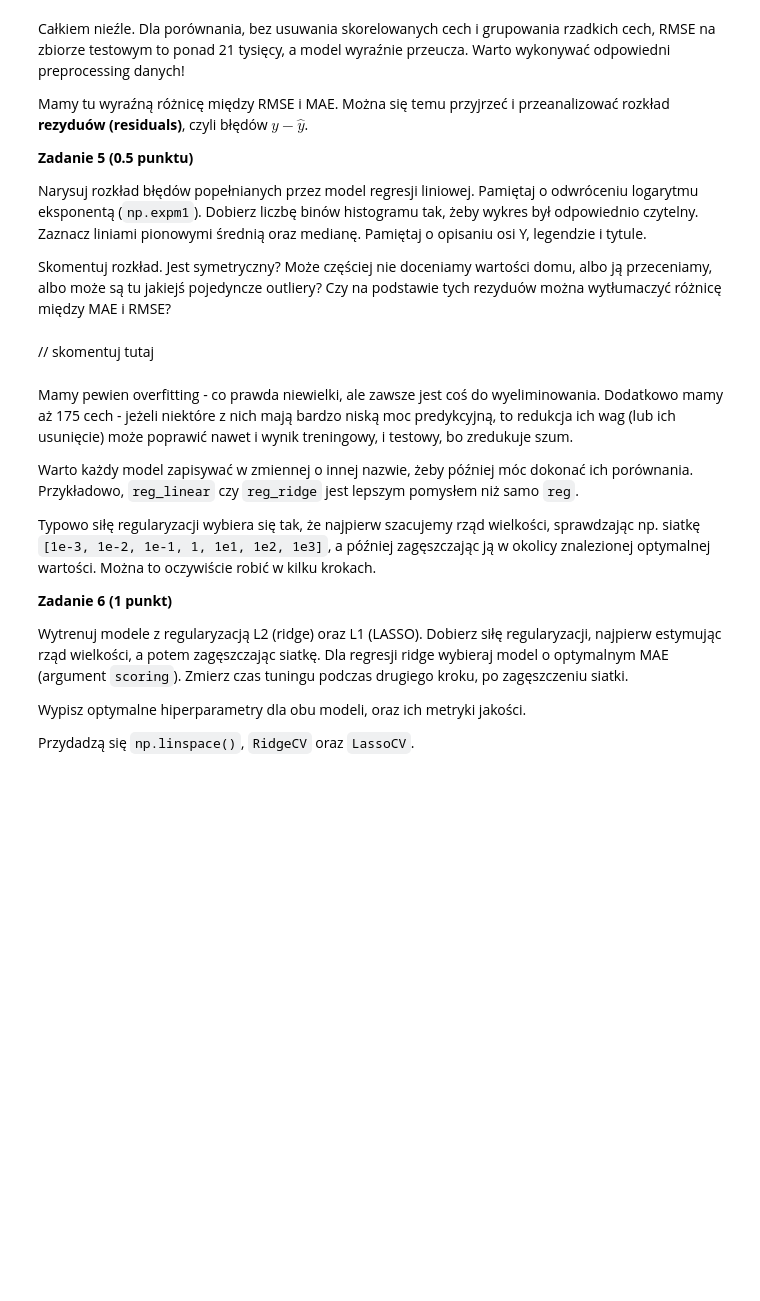
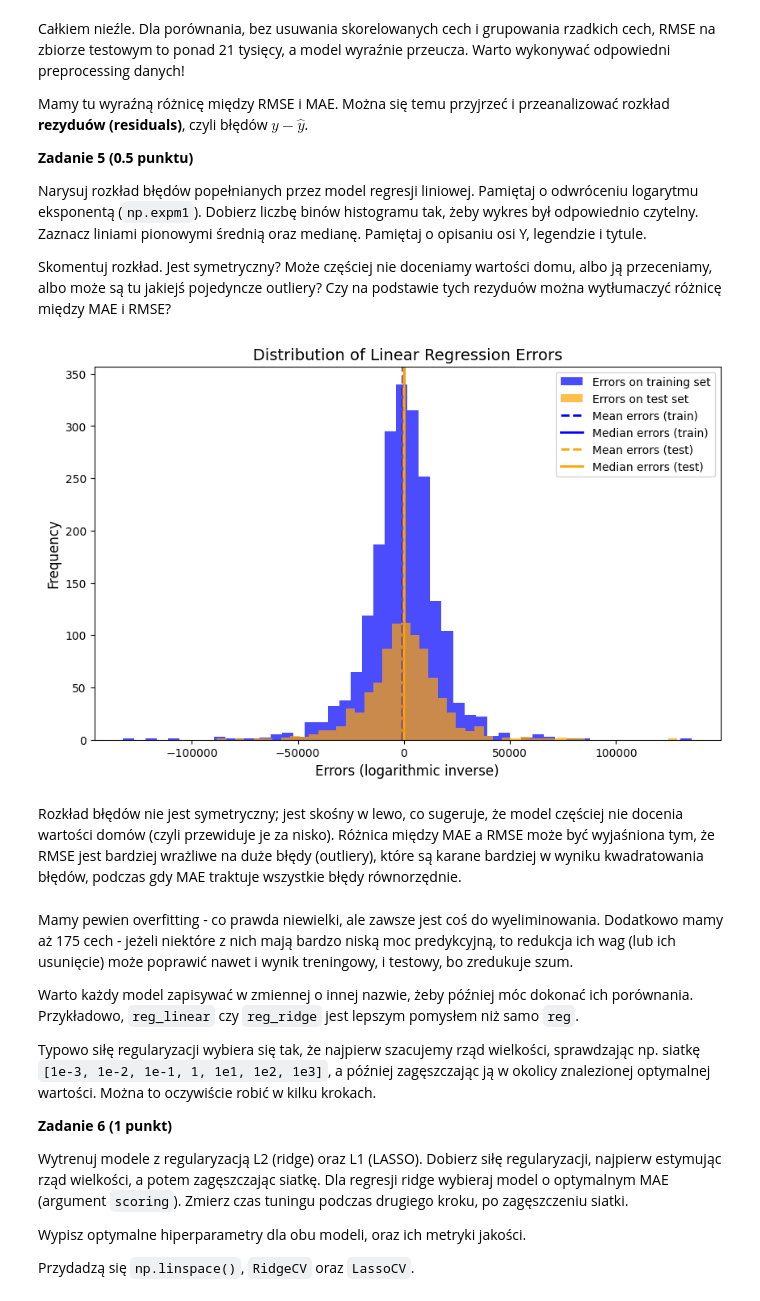
Before and after one commit to michal-proc/machine-learning-lab, a Jupyter notebook: lab1/notebook.ipynb, the cells around one changed output. Drawn from its saved outputs; the diff is of its cells as text; code cells hidden in the pictures; blank space fills up the shorter version.

```diff
--- a/lab1/notebook.ipynb
+++ b/lab1/notebook.ipynb
@@ -394,11 +456,11 @@ Przyda się `RareLabelEncoder` z Feature-engine. Żeby zadziałał dla każdej c
 # %% [markdown]
 Teraz nasze cechy są w pełni przeprocesowane i gotowe do obliczeń. Trzeba je tylko połączyć - zmodyfikuj kod poniżej w zależności od nazw twoich zmiennych.
 # %%
-X_train_num = ...
-X_test_num = ...
+X_train_num = X_train_num_transform_correlation.copy()
+X_test_num = X_test_num_transform_correlation.copy()
 
-X_train_cat = ...
-X_test_cat = ...
+X_train_cat = X_train_cat_transform.copy()
+X_test_cat = X_test_cat_transform.copy()
 
 X_train = pd.concat([X_train_num, X_train_cat], axis=1)
 X_test = pd.concat([X_test_num, X_test_cat], axis=1)
@@ -459,8 +526,31 @@ Mamy tu wyraźną różnicę między RMSE i MAE. Można się temu przyjrzeć i p
 Narysuj rozkład błędów popełnianych przez model regresji liniowej. Pamiętaj o odwróceniu logarytmu eksponentą (`np.expm1`). Dobierz liczbę binów histogramu tak, żeby wykres był odpowiednio czytelny. Zaznacz liniami pionowymi średnią oraz medianę. Pamiętaj o opisaniu osi Y, legendzie i tytule.
 
 Skomentuj rozkład. Jest symetryczny? Może częściej nie doceniamy wartości domu, albo ją przeceniamy, albo może są tu jakiejś pojedyncze outliery? Czy na podstawie tych rezyduów można wytłumaczyć różnicę między MAE i RMSE?
-# %% [markdown]
-// skomentuj tutaj
+# %%
+errors_train = np.expm1(y_pred_train) - np.expm1(y_train)
+errors_test = np.expm1(y_pred_test) - np.expm1(y_test)
+
+n_bins = 50
+
+plt.figure(figsize=(10, 6))
+plt.hist(errors_train, bins=n_bins, alpha=0.7, label="Errors on training set", color='blue')
+plt.hist(errors_test, bins=n_bins, alpha=0.7, label="Errors on test set", color='orange')
+
+plt.axvline(errors_train.mean(), color='blue', linestyle='dashed', linewidth=2, label="Mean errors (train)")
+plt.axvline(np.median(errors_train), color='blue', linestyle='solid', linewidth=2, label="Median errors (train)")
+plt.axvline(errors_test.mean(), color='orange', linestyle='dashed', linewidth=2, label="Mean errors (test)")
+plt.axvline(np.median(errors_test), color='orange', linestyle='solid', linewidth=2, label="Median errors (test)")
+
+plt.xlabel('Errors (logarithmic inverse)', fontsize=12)
+plt.ylabel('Frequency', fontsize=12)
+plt.title('Distribution of Linear Regression Errors', fontsize=14)
+plt.legend()
+
+plt.show()
+# %% [output]
+[figure, added]
+# %% [markdown]
+Rozkład błędów nie jest symetryczny; jest skośny w lewo, co sugeruje, że model częściej nie docenia wartości domów (czyli przewiduje je za nisko). Różnica między MAE a RMSE może być wyjaśniona tym, że RMSE jest bardziej wrażliwe na duże błędy (outliery), które są karane bardziej w wyniku kwadratowania błędów, podczas gdy MAE traktuje wszystkie błędy równorzędnie.
 # %% [markdown]
 Mamy pewien overfitting - co prawda niewielki, ale zawsze jest coś do wyeliminowania. Dodatkowo mamy aż 175 cech - jeżeli niektóre z nich mają bardzo niską moc predykcyjną, to redukcja ich wag (lub ich usunięcie) może poprawić nawet i wynik treningowy, i testowy, bo zredukuje szum.
 
```
Also changed, not shown: parts of 19 cells of this notebook, 1 other file.
